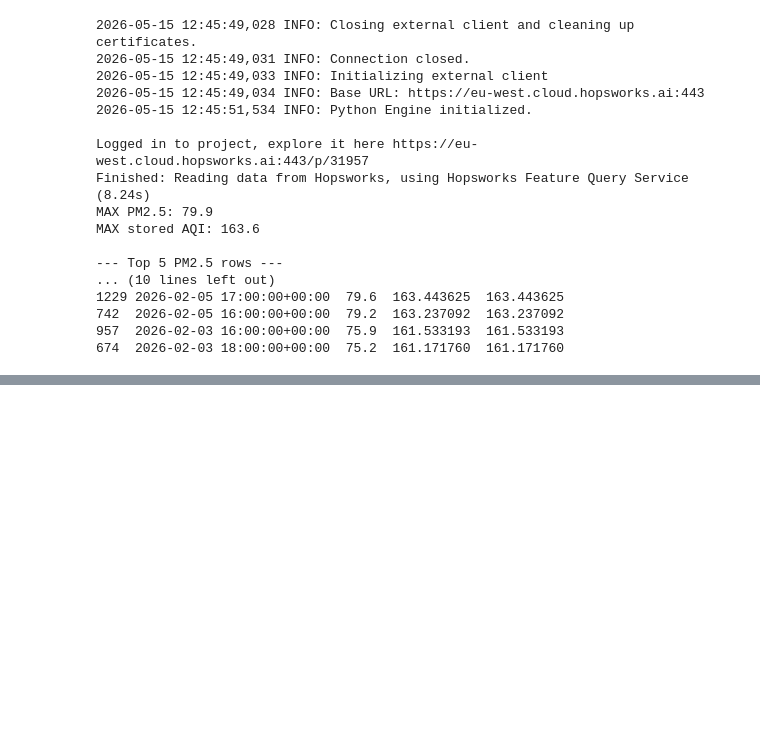
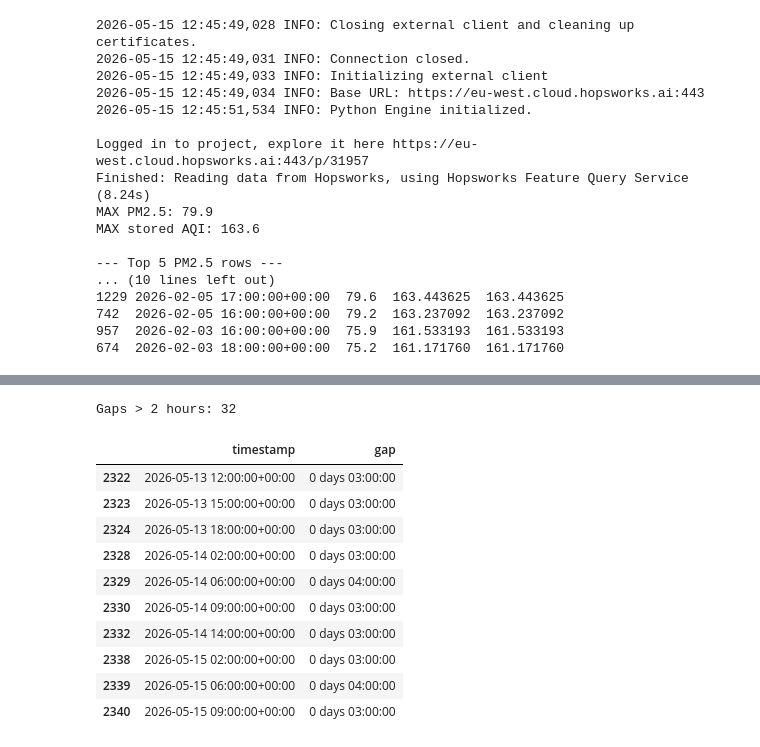
Before and after one commit to Hamza-asm/karachi-aqi-predictor, a Jupyter notebook: EDA.ipynb, the cells around one changed output, grey strips where cells are left out. Cells and saved outputs as stored; diff of their text form; code cells hidden in the pictures; blank space fills up the shorter version.

```diff
--- a/EDA.ipynb
+++ b/EDA.ipynb
@@ -176,0 +242,19 @@ MAX stored AQI: 163.6
+# %%
+# ── Check for gaps > 2 hours ──────────────────────────────────────────────────
+df["gap"] = df["timestamp"].diff()
+large_gaps = df[df["gap"] > pd.Timedelta(hours=2)][["timestamp", "gap"]]
+print(f"Gaps > 2 hours: {len(large_gaps)}")
+large_gaps.tail(10)
+# %% [output]
+Gaps > 2 hours: 32
+|  | timestamp | gap |
+| 2322 | 2026-05-13 12:00:00+00:00 | 0 days 03:00:00 |
+| 2323 | 2026-05-13 15:00:00+00:00 | 0 days 03:00:00 |
+| 2324 | 2026-05-13 18:00:00+00:00 | 0 days 03:00:00 |
+| 2328 | 2026-05-14 02:00:00+00:00 | 0 days 03:00:00 |
+| 2329 | 2026-05-14 06:00:00+00:00 | 0 days 04:00:00 |
+| 2330 | 2026-05-14 09:00:00+00:00 | 0 days 03:00:00 |
+| 2332 | 2026-05-14 14:00:00+00:00 | 0 days 03:00:00 |
+| 2338 | 2026-05-15 02:00:00+00:00 | 0 days 03:00:00 |
+| 2339 | 2026-05-15 06:00:00+00:00 | 0 days 04:00:00 |
+| 2340 | 2026-05-15 09:00:00+00:00 | 0 days 03:00:00 |
```
Also changed, not shown: parts of 6 cells of this notebook.
